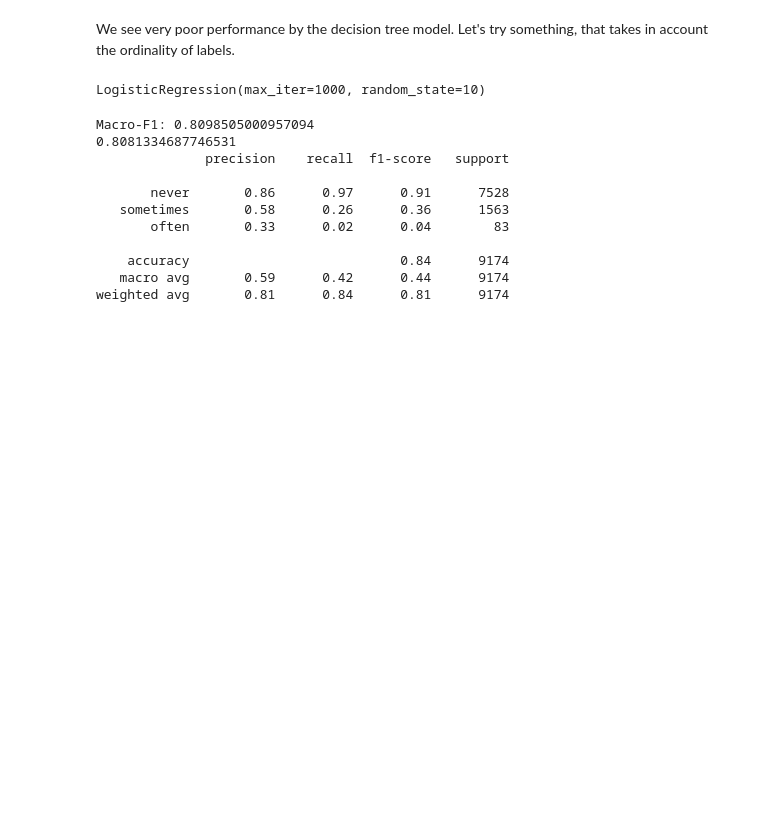
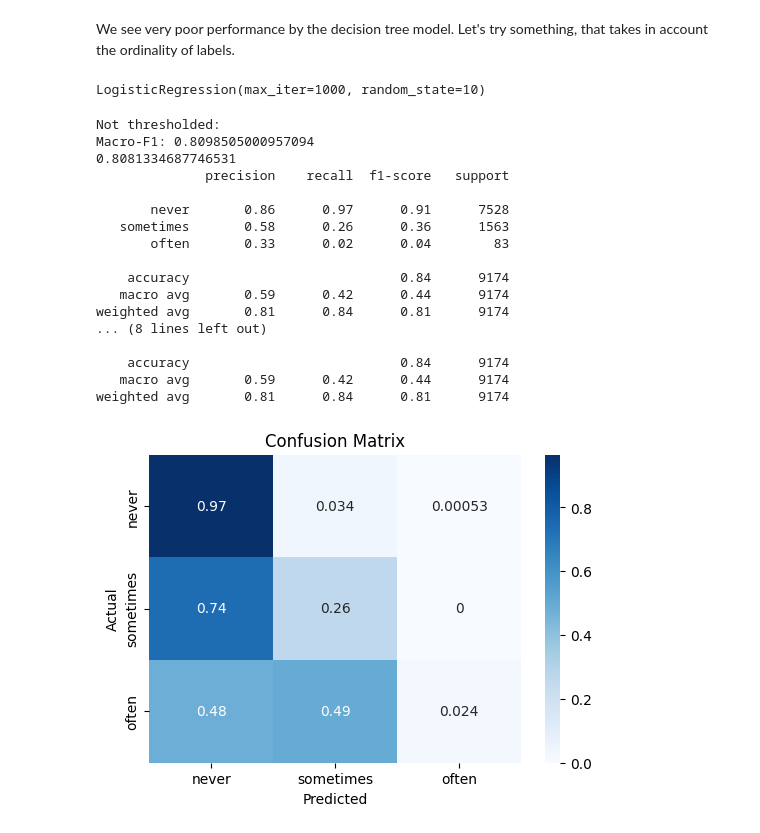
Before and after one commit to VasStach/OKCupid-Date-A-Scientist, a Jupyter notebook: date-a-scientist.ipynb, the cells around one changed output. Saved outputs shown, nothing was run; the diff lists cells and outputs as text; code cells hidden in the pictures; blank space fills up the shorter version.

```diff
--- a/date-a-scientist.ipynb
+++ b/date-a-scientist.ipynb
@@ -159,28 +125,3 @@ print(tree_text)
 |   |   |   |   |   |   |   |   |   |--- class: never
 |   |   |   |   |   |   |   |--- pets_has dogs >  0.50
 |   |   |   |   |   |   |   |   |--- class: never
-# %%
-from sklearn.metrics import classification_report
-
-
-def get_report(model, x_test, y_test):
-    scores = cross_val_score(model, x_test, y_test, scoring="f1_weighted", cv=5)
-    print("Macro-F1:", scores.mean())
-
-    # after fitting and predicting
-    y_pred = model.predict(x_test)
-    print(f1_score(y_test, y_pred, average="weighted"))
-
-    unique_labels = y_test.value_counts().index.tolist()
-    print(
-        classification_report(
-            y_test,
-            y_pred,
-            labels=unique_labels,
-            target_names=["never", "sometimes", "often"],
-            zero_division=0,  # avoid ‘undefined’ warnings if a class is missing
-        )
-    )
-
-
-get_report(dtree, x_test, y_test)
@@ -216,19 +168,39 @@ log_regressor = LogisticRegression(random_state=10, max_iter=1000)
 log_regressor.fit(x_train, y_train)
 # %% [output]
 LogisticRegression(max_iter=1000, random_state=10)
-# %%
-# evaluate performance
-y_pred = log_regressor.predict(x_test)
-get_report(log_regressor, x_test, y_test)
-# %% [output]
-Macro-F1: 0.8098505000957094
-0.8081334687746531
-              precision    recall  f1-score   support
-
-       never       0.86      0.97      0.91      7528
-   sometimes       0.58      0.26      0.36      1563
-       often       0.33      0.02      0.04        83
-
-    accuracy                           0.84      9174
-   macro avg       0.59      0.42      0.44      9174
-weighted avg       0.81      0.84      0.81      9174
+# %%
+from sklearn.metrics import confusion_matrix
+import seaborn as sns
+
+# evaluate performance
+y_pred = log_regressor.predict(x_test)
+print("Not thresholded:")
+get_report(log_regressor, x_test, y_test)
+import matplotlib.pyplot as plt
+
+cm = confusion_matrix(y_test, y_pred, normalize="true")
+plt.figure(figsize=(6, 4))
+sns.heatmap(cm, annot=True, fmt='.2g', cmap='Blues', xticklabels=['never', 'sometimes', 'often'], yticklabels=['never', 'sometimes', 'often'])
+plt.xlabel('Predicted')
+plt.ylabel('Actual')
+plt.title('Confusion Matrix')
+plt.show()
+# %% [output]
+Not thresholded:
+Macro-F1: 0.8098505000957094
+0.8081334687746531
+              precision    recall  f1-score   support
+
+       never       0.86      0.97      0.91      7528
+   sometimes       0.58      0.26      0.36      1563
+       often       0.33      0.02      0.04        83
+
+    accuracy                           0.84      9174
+   macro avg       0.59      0.42      0.44      9174
+weighted avg       0.81      0.84      0.81      9174
+... (8 lines left out)
+
+    accuracy                           0.84      9174
+   macro avg       0.59      0.42      0.44      9174
+weighted avg       0.81      0.84      0.81      9174
+[figure, added]
```
Also changed, not shown: parts of 6 cells of this notebook, 1 other file.
